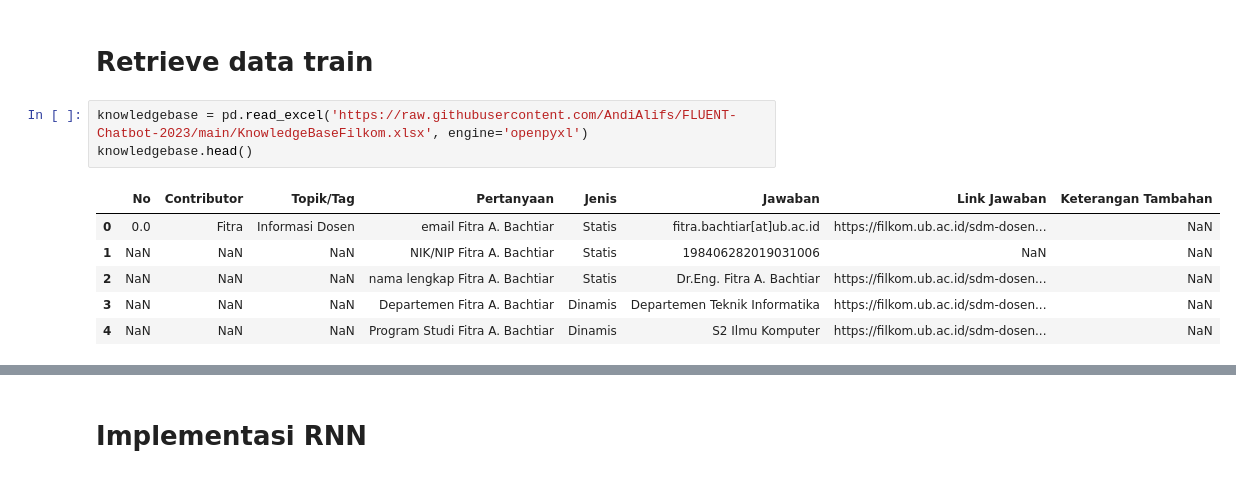
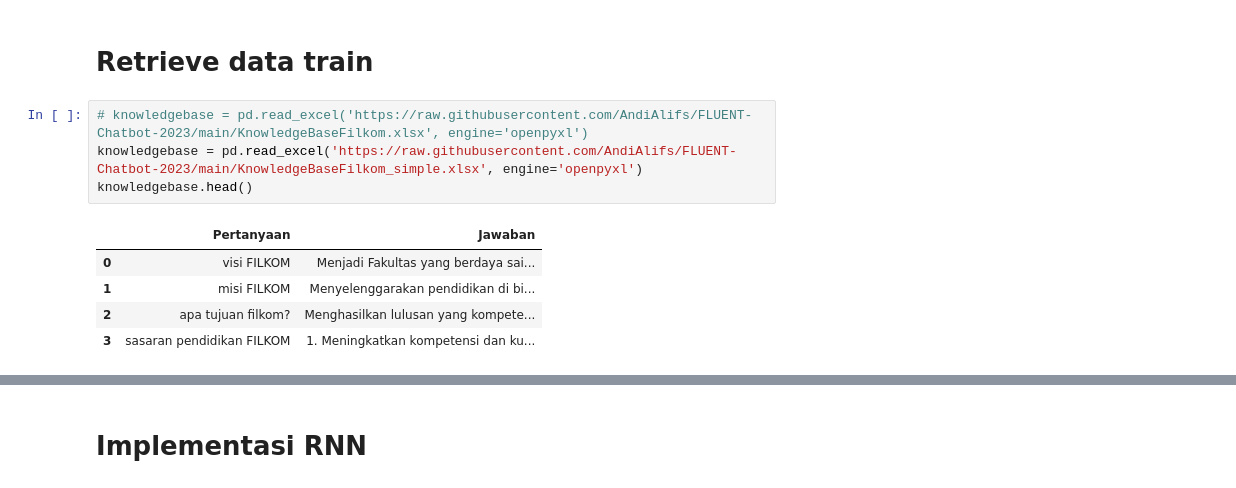
Before and after one commit to AndiAlifs/FLUENT-Chatbot-2023, a Jupyter notebook: fluent_v1.2-CombinedDNNdanRNN.ipynb, the cells around one changed output, grey strips where cells are left out. Saved outputs shown, nothing was run; the diff lists cells and outputs as text.

```diff
--- a/fluent_v1.2-CombinedDNNdanRNN.ipynb
+++ b/fluent_v1.2-CombinedDNNdanRNN.ipynb
@@ -25,15 +25,15 @@ import yaml
 # %% [markdown]
 # Retrieve data train
 # %%
-knowledgebase = pd.read_excel('https://raw.githubusercontent.com/AndiAlifs/FLUENT-Chatbot-2023/main/KnowledgeBaseFilkom.xlsx', engine='openpyxl')
+# knowledgebase = pd.read_excel('https://raw.githubusercontent.com/AndiAlifs/FLUENT-Chatbot-2023/main/KnowledgeBaseFilkom.xlsx', engine='openpyxl')
+knowledgebase = pd.read_excel('https://raw.githubusercontent.com/AndiAlifs/FLUENT-Chatbot-2023/main/KnowledgeBaseFilkom_simple.xlsx', engine='openpyxl')
 knowledgebase.head()
 # %% [output]
-|  | No | Contributor | Topik/Tag | Pertanyaan | Jenis | Jawaban | Link Jawaban | Keterangan Tambahan |
-| 0 | 0.0 | Fitra | Informasi Dosen | email Fitra A. Bachtiar | Statis | fitra.bachtiar[at]ub.ac.id | https://filkom.ub.ac.id/sdm-dosen... | NaN |
-| 1 | NaN | NaN | NaN | NIK/NIP Fitra A. Bachtiar | Statis | 198406282019031006 | NaN | NaN |
-| 2 | NaN | NaN | NaN | nama lengkap Fitra A. Bachtiar | Statis | Dr.Eng. Fitra A. Bachtiar | https://filkom.ub.ac.id/sdm-dosen... | NaN |
-| 3 | NaN | NaN | NaN | Departemen Fitra A. Bachtiar | Dinamis | Departemen Teknik Informatika | https://filkom.ub.ac.id/sdm-dosen... | NaN |
-| 4 | NaN | NaN | NaN | Program Studi Fitra A. Bachtiar | Dinamis | S2 Ilmu Komputer | https://filkom.ub.ac.id/sdm-dosen... | NaN |
+|  | Pertanyaan | Jawaban |
+| 0 | visi FILKOM | Menjadi Fakultas yang berdaya sai... |
+| 1 | misi FILKOM | Menyelenggarakan pendidikan di bi... |
+| 2 | apa tujuan filkom? | Menghasilkan lulusan yang kompete... |
+| 3 | sasaran pendidikan FILKOM | 1. Meningkatkan kompetensi dan ku... |
 # %%
 qa_paired = knowledgebase.drop(columns=knowledgebase.columns.drop(['Pertanyaan', 'Jawaban']))
 qa_paired.dropna(inplace=True)
```
Also changed, not shown: parts of 13 cells of this notebook, 6 other files.
